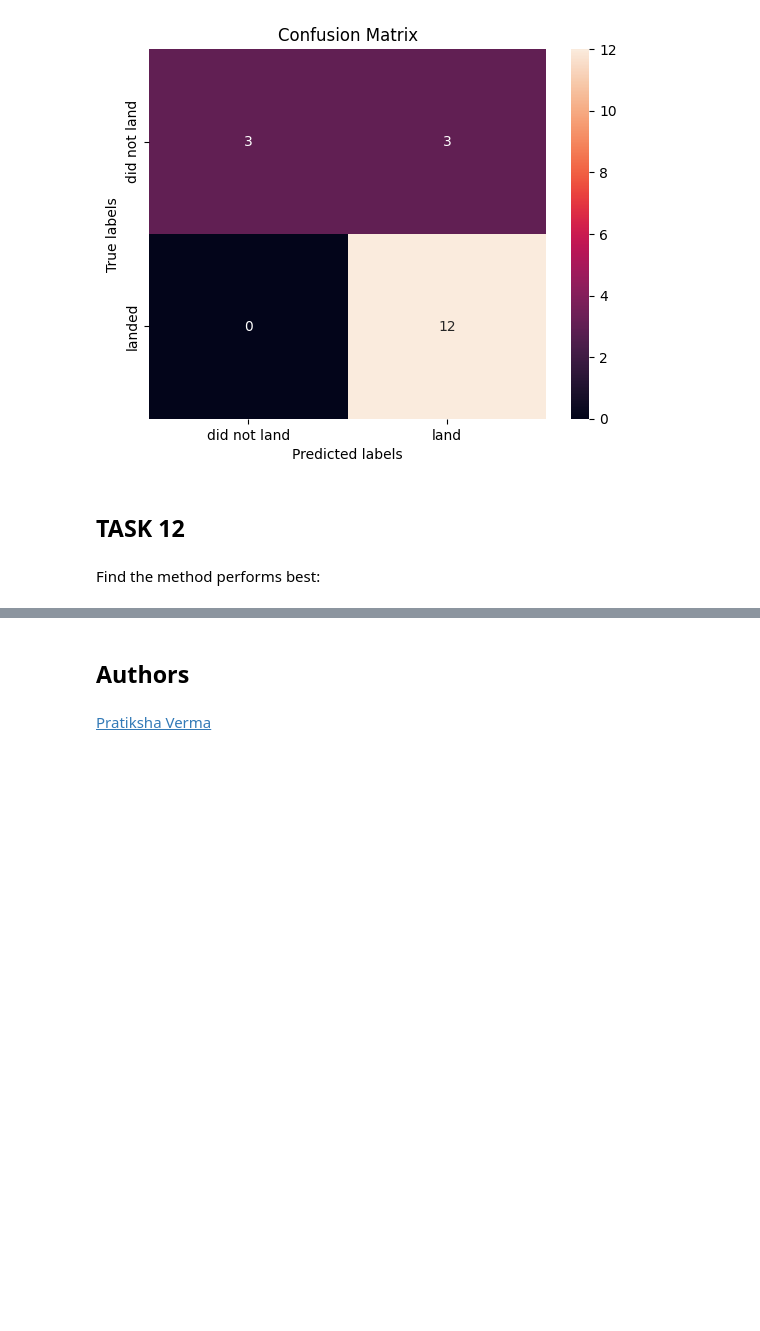
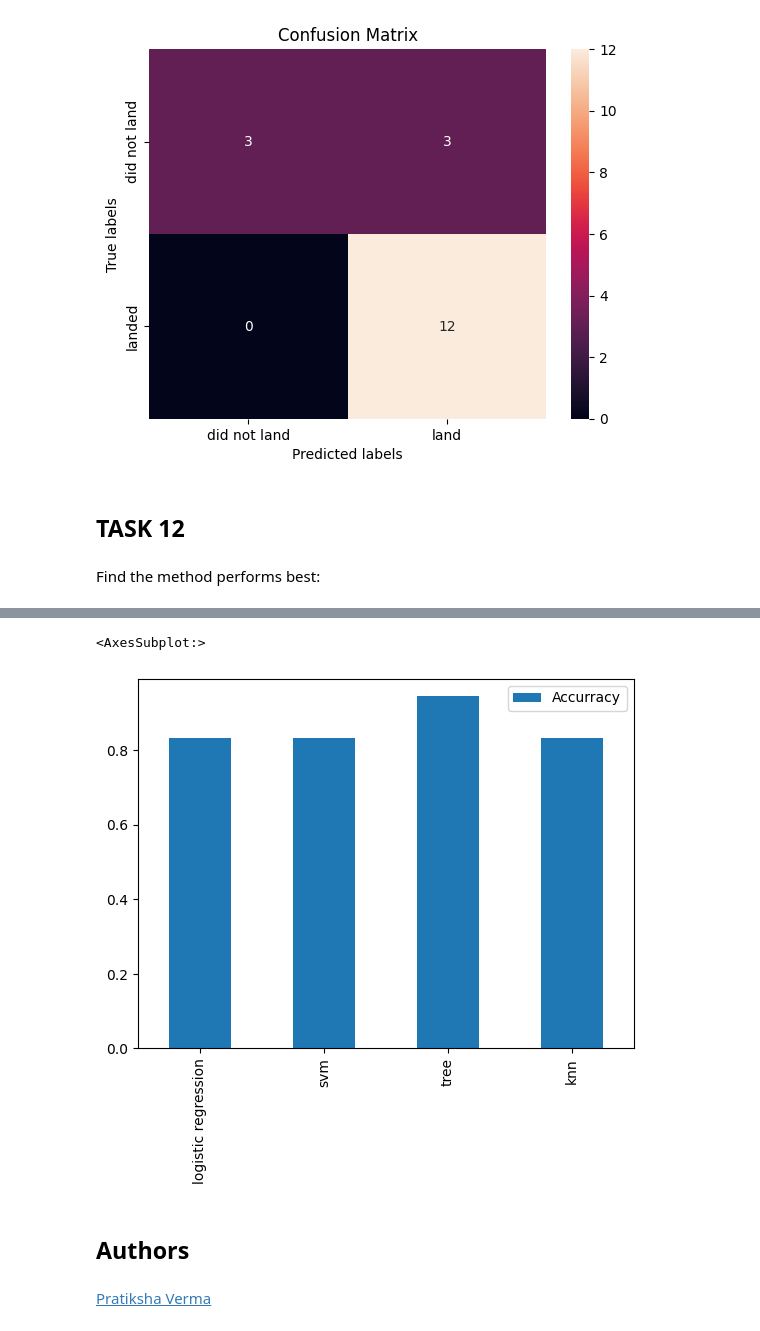
Before and after one commit to JJGregory/IBM, a Jupyter notebook: SpaceX_Machine Learning Prediction_Part_5.ipynb, the cells around one changed output, grey strips where cells are left out. Drawn from its saved outputs; the diff is of its cells as text; code cells hidden in the pictures; blank space fills up the shorter version.

```diff
--- a/SpaceX_Machine Learning Prediction_Part_5.ipynb
+++ b/SpaceX_Machine Learning Prediction_Part_5.ipynb
@@ -328,3 +328,8 @@ logistic regression
+# %%
+pd.DataFrame(dict, index = ["Accurracy"]).transpose().plot(kind = "bar")
+# %% [output]
+<AxesSubplot:>
+[figure, added]
 # %% [markdown]
 ## Authors
 # %% [markdown]
```
Also changed, not shown: parts of 4 cells of this notebook.
